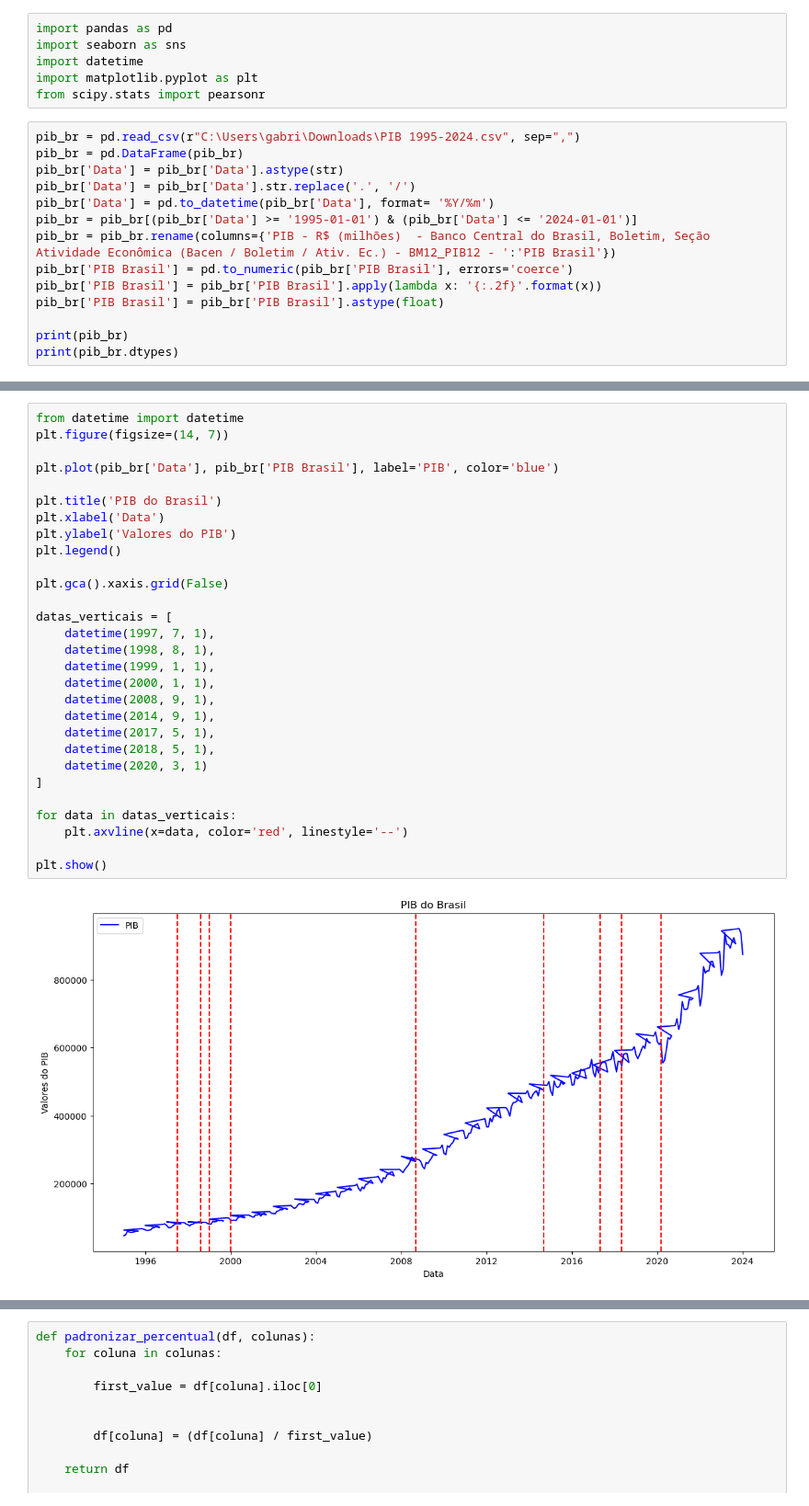
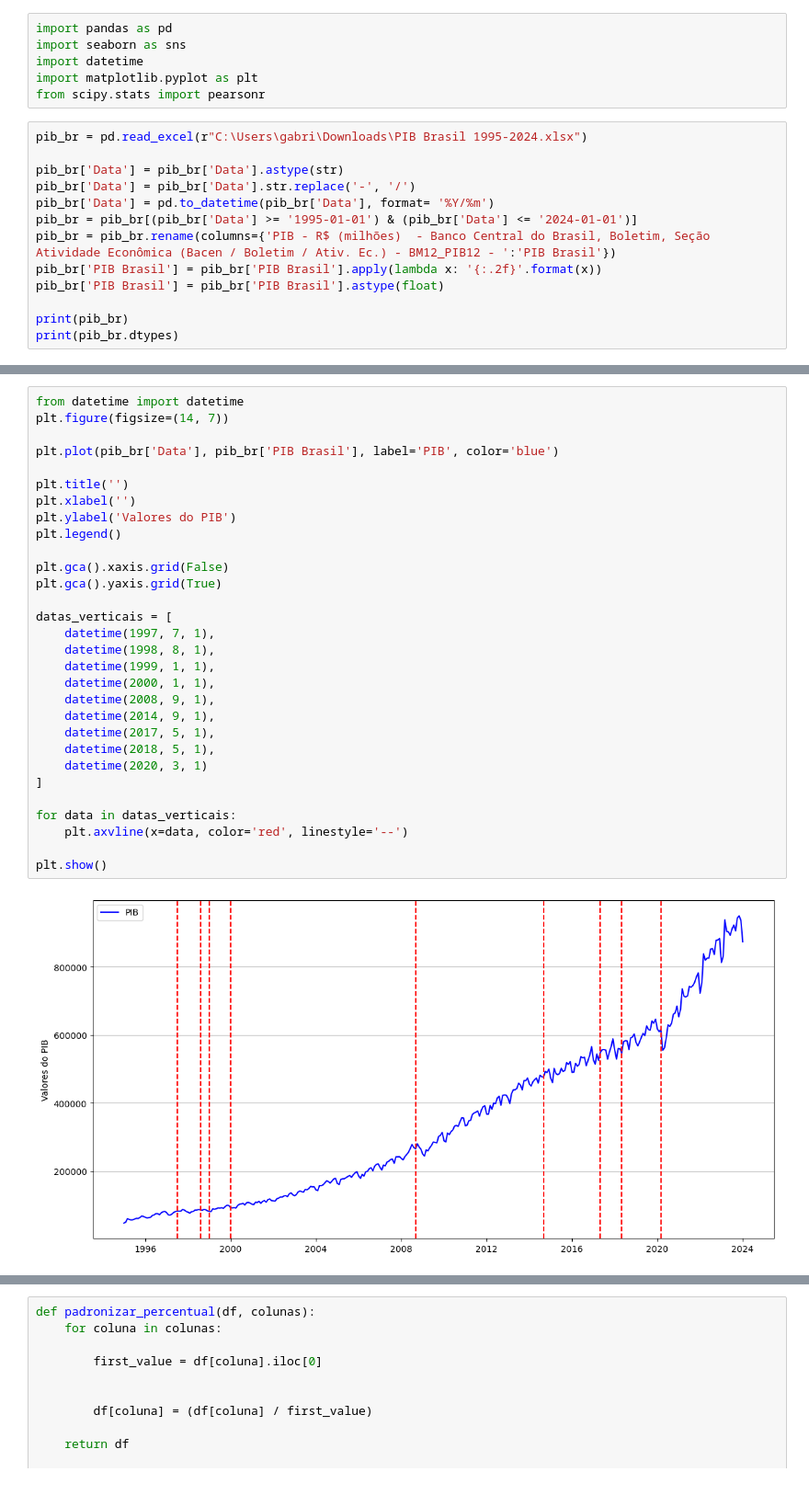
Before and after one commit to omarcospo/projeto-final-feadev, a Jupyter notebook: PIB Brasil e IBOV.ipynb, the cells around one changed output, grey strips where cells are left out. Shown at 92% size. Cells and saved outputs as stored; diff of their text form.

Commit message:
add gabriel modifications

```diff
--- a/PIB Brasil e IBOV.ipynb
+++ b/PIB Brasil e IBOV.ipynb
@@ -5,14 +5,13 @@ import datetime
 import matplotlib.pyplot as plt
 from scipy.stats import pearsonr
 # %%
-pib_br = pd.read_csv(r"C:\Users\gabri\Downloads\PIB 1995-2024.csv", sep=",")
-pib_br = pd.DataFrame(pib_br)
+pib_br = pd.read_excel(r"C:\Users\gabri\Downloads\PIB Brasil 1995-2024.xlsx")
+
 pib_br['Data'] = pib_br['Data'].astype(str)
-pib_br['Data'] = pib_br['Data'].str.replace('.', '/')
+pib_br['Data'] = pib_br['Data'].str.replace('-', '/')
 pib_br['Data'] = pd.to_datetime(pib_br['Data'], format= '%Y/%m')
 pib_br = pib_br[(pib_br['Data'] >= '1995-01-01') & (pib_br['Data'] <= '2024-01-01')]
 pib_br = pib_br.rename(columns={'PIB - R$ (milhões)  - Banco Central do Brasil, Boletim, Seção Atividade Econômica (Bacen / Boletim / Ativ. Ec.) - BM12_PIB12 - ':'PIB Brasil'})
-pib_br['PIB Brasil'] = pd.to_numeric(pib_br['PIB Brasil'], errors='coerce')
 pib_br['PIB Brasil'] = pib_br['PIB Brasil'].apply(lambda x: '{:.2f}'.format(x))
 pib_br['PIB Brasil'] = pib_br['PIB Brasil'].astype(float)
 
@@ -78,34 +77,35 @@ dtype: object
 # %%
 from datetime import datetime
 plt.figure(figsize=(14, 7))
 
 plt.plot(pib_br['Data'], pib_br['PIB Brasil'], label='PIB', color='blue')
 
-plt.title('PIB do Brasil')
-plt.xlabel('Data')
+plt.title('')
+plt.xlabel('')
 plt.ylabel('Valores do PIB')
 plt.legend()
 
 plt.gca().xaxis.grid(False)
+plt.gca().yaxis.grid(True)
 
 datas_verticais = [
     datetime(1997, 7, 1),
     datetime(1998, 8, 1),
     datetime(1999, 1, 1),
     datetime(2000, 1, 1),
     datetime(2008, 9, 1),
     datetime(2014, 9, 1),
     datetime(2017, 5, 1),
     datetime(2018, 5, 1),
     datetime(2020, 3, 1)
 ]
 
 for data in datas_verticais:
     plt.axvline(x=data, color='red', linestyle='--')
 
 plt.show()
 # %% [output]
-[figure, old version]
+[figure, new version]
 # %%
 plt.figure(figsize=(14, 7))
 
```
Also changed, not shown: parts of 5 cells of this notebook, 3 other files.
